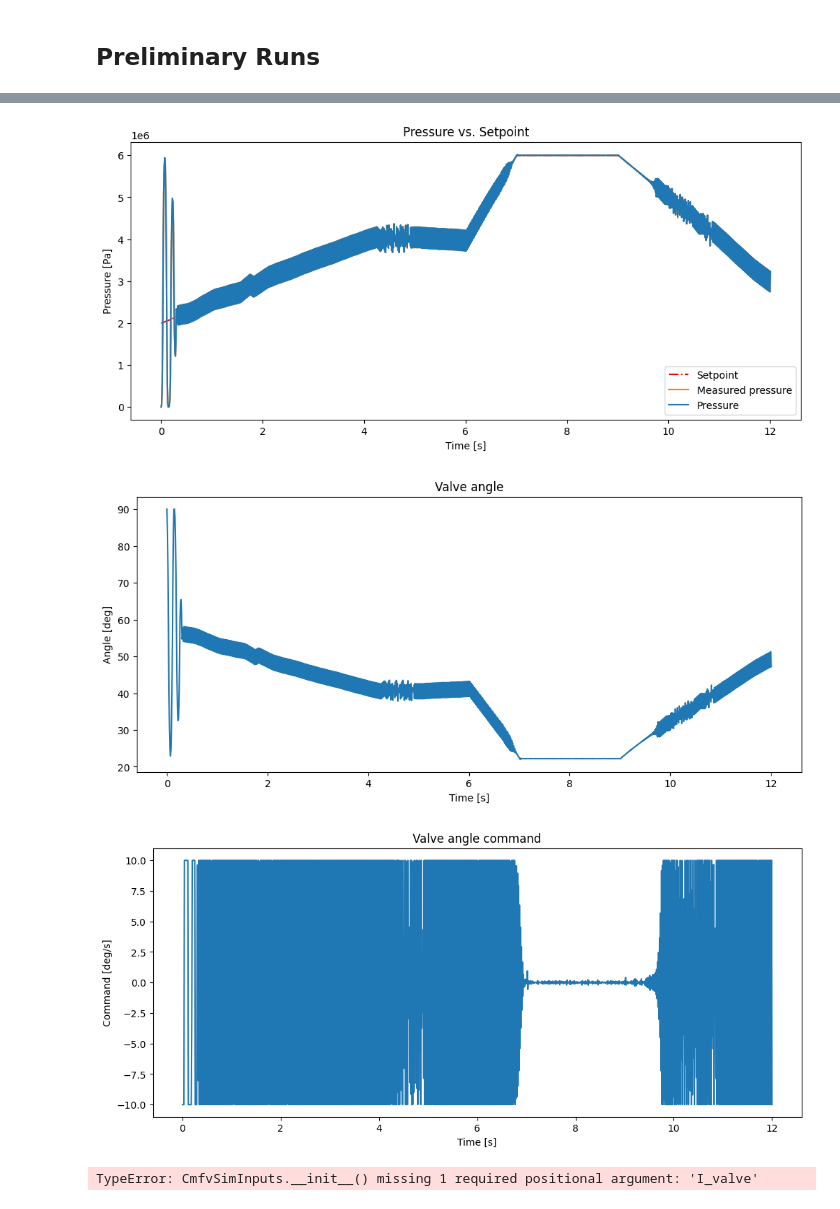
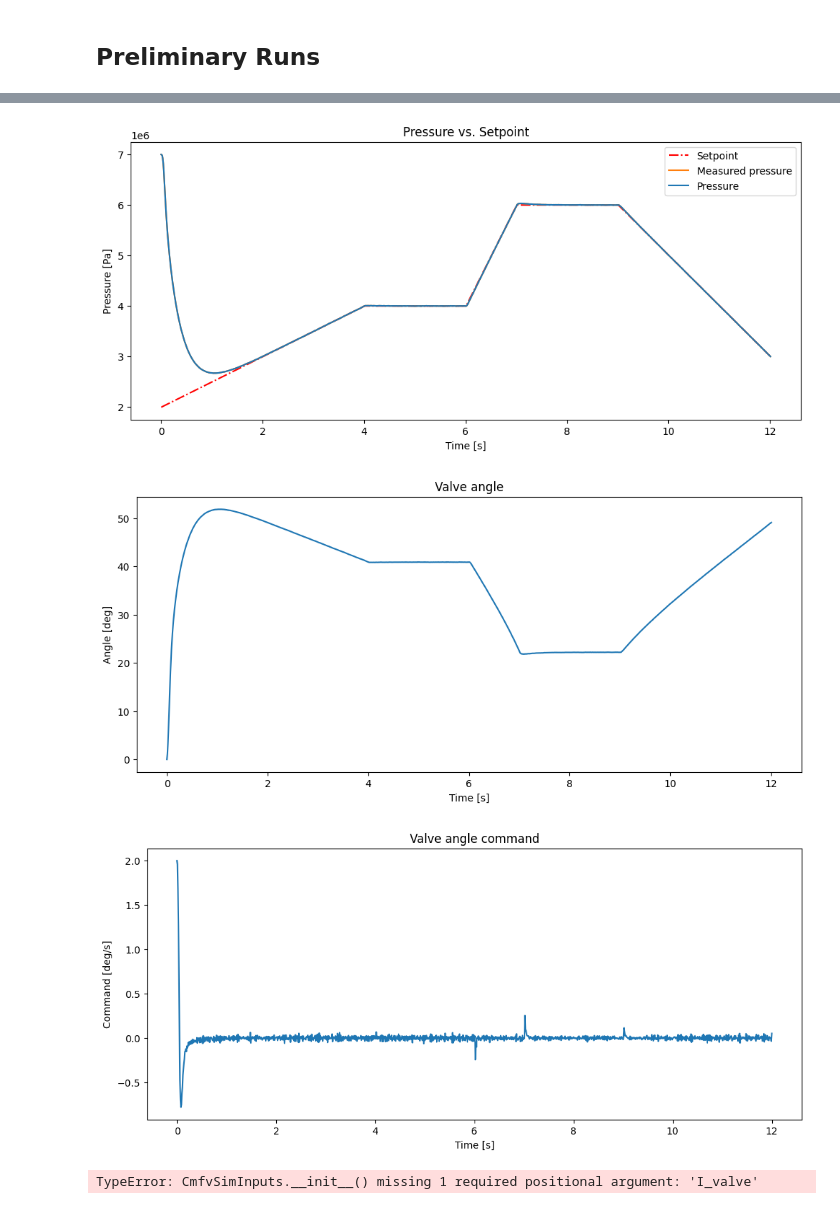
Before and after one commit to Cesium-Lab/gnc, a Jupyter notebook: control/cmfv/rough1.ipynb, the cells around one changed output, grey strips where cells are left out. Saved outputs shown, nothing was run; the diff lists cells and outputs as text; code cells hidden in the pictures.

```diff
--- a/control/cmfv/rough1.ipynb
+++ b/control/cmfv/rough1.ipynb
@@ -433,7 +433,7 @@ class CmfvSimInputs:
 
 
 
-    seed: int | None = 273
+    seed: int | None = None
 
 @dataclass
 class CmfvSimInitialConditions:
@@ -496,13 +496,14 @@ def run_sim(sim_in: CmfvSimInputs, ICs: CmfvSimInitialConditions, controller: Co
         p_setpoint = p_setpoints
     )
 # %%
-def plot_sim(out: CmfvSimOutputs, start = 0, stop = -1, figsize = (12,8)):
+def plot_sim(out: CmfvSimOutputs, start = 0, stop = -1, figsize = (12,8), grid=False):
 
     # Plot for pressure vs. setpoint
     plt.figure(figsize=figsize)
     # plt.
     # plt.subplot(3, 1, 1)
     plt.title("Pressure vs. Setpoint")
+    plt.grid(grid)
     plt.plot(out.time[start:stop], out.p_setpoint[start:stop], label="Setpoint", linestyle="-.", color="r")
     plt.plot(out.time[start:stop], out.p_meas[start:stop], label="Measured pressure", color="tab:orange")
     plt.plot(out.time[start:stop], out.p_truth[start:stop], label="Pressure", color="tab:blue")
@@ -513,6 +514,7 @@ def plot_sim(out: CmfvSimOutputs, start = 0, stop = -1, figsize = (12,8)):
 
     # Plot for angle vs. time
     plt.figure(figsize=figsize)
+    plt.grid(grid)
     plt.title("Valve angle")
     plt.plot(out.time[start:stop], out.theta[start:stop], label="Valve Angle")
     plt.xlabel("Time [s]")
@@ -521,6 +523,7 @@ def plot_sim(out: CmfvSimOutputs, start = 0, stop = -1, figsize = (12,8)):
 
     # Plot for angle_dot vs. time
     plt.figure(figsize=figsize)
+    plt.grid(grid)
     plt.title("Valve angle command")
     plt.plot(out.time[start:stop], out.theta_dot_cmd[start:stop], label="Angle command")
     plt.xlabel("Time [s]")
@@ -531,7 +534,7 @@ def plot_sim(out: CmfvSimOutputs, start = 0, stop = -1, figsize = (12,8)):
 # %%
 sim_in = CmfvSimInputs(
     dt = 0.01,
-    nsteps = 4000,
+    nsteps = 10000,
     I_valve=I_valve,
     sigma_angle = 0.01, # deg/s
     sigma_p = 30, # Pa
@@ -541,7 +544,7 @@ sim_in = CmfvSimInputs(
 sim_ICs = CmfvSimInitialConditions(
     p_tank = 7e6, # Pa
     v = .01, # m/s
-    theta = 90
+    theta = 0
 )
 
 def setpoint(t):
@@ -551,11 +554,12 @@ def setpoint(t):
 # Kp = 0.000005
 # controller = PController(Kp)
 
-Kp = 1e-8
+Kp = 3e-8
 Kd = 4e-8
+
+Ku = 5e-10
+Kp = 0.8 * Ku       # 4e-10
+Kd = Ku * (25)      # 9e-9
 controller = PDController(Kp, Kd, dt)
 
 sim_out = run_sim(sim_in, sim_ICs, controller, setpoint)
-
-start = 0
-stop = -1
@@ -568,31 +584,39 @@ plot_sim(sim_out, start=start, stop=stop)
 # %%
 # This is where we need to turn to different types of controllers
 def rampish(t):
     """(0, 3e6)--> (4, 4e6) then (6, 4e6)--> (7, 6e6) then (9, 6e6)--> (12, 3e6) then 3e6"""
     if t < 4:
         return 2e6*t/4 + 2e6
     elif t < 6:
         return 4e6
     elif t < 7:
         return 2e6*(t-6) + 4e6
     elif t < 9:
         return 6e6
     elif t < 12:
         return -1e6*(t-9) + 6e6
 
-Kp = 0.00005
-controller = PController(Kp)
+# Kp = 0.00005
+# controller = PController(Kp)
+
+# Kp = 1e-4
+# Kd = 0
+# Kd = 4e-7
+
+Kp = 4e-7
+Kd = 1.25e-6
+controller = PDController(Kp, Kd, dt)
 
 sim_out = run_sim(sim_in, sim_ICs, controller, rampish)
 
 start = 0
 stop = -1
 
 plot_sim(sim_out, start=start, stop=stop, figsize=(12,5))
 # %% [output]
-[figure, old version]
+[figure, new version]
-[figure, old version]
+[figure, new version]
-[figure, old version]
+[figure, new version]
 # %%
 sim_in = CmfvSimInputs(
     dt = 0.01,
```
Also changed, not shown: parts of 5 cells of this notebook.
